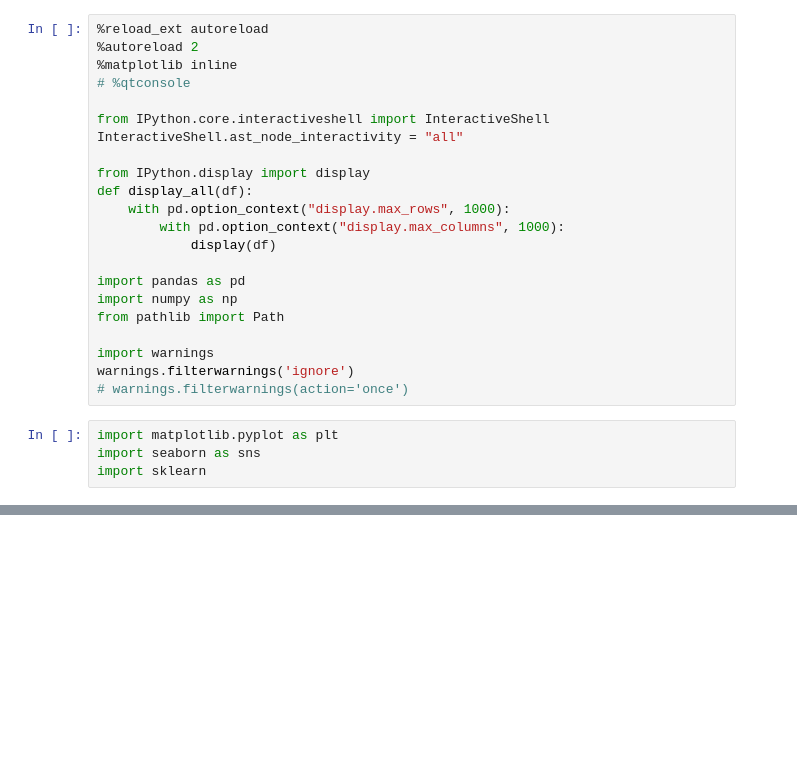
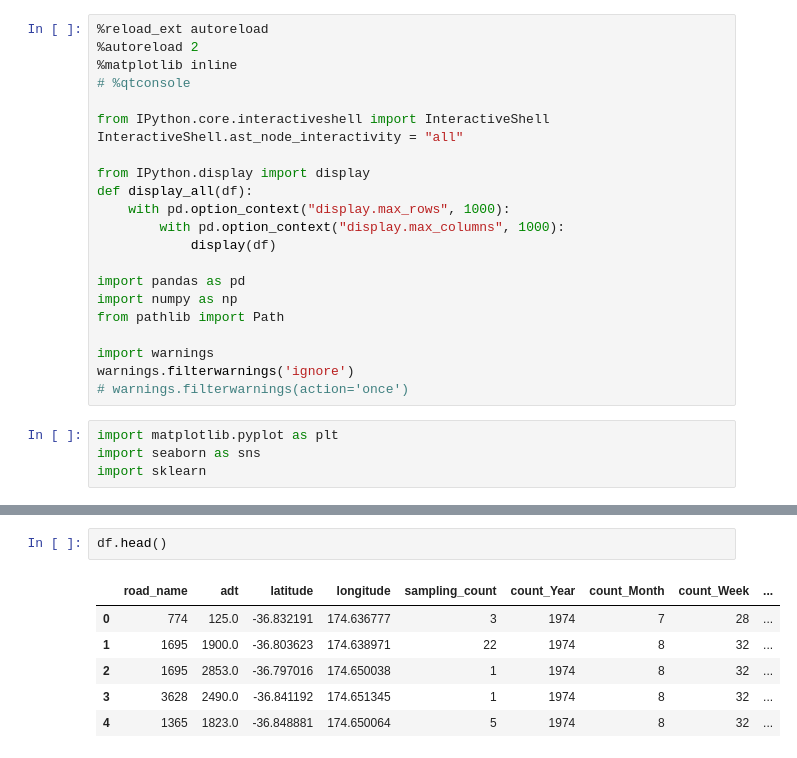
Before and after one commit to klin059/Auckland_traffic_analysis, a Jupyter notebook: 5_Model_building.ipynb, the cells around one changed output, grey strips where cells are left out. Drawn from its saved outputs; the diff is of its cells as text; blank space fills up the shorter version.

```diff
--- a/5_Model_building.ipynb
+++ b/5_Model_building.ipynb
@@ -42,0 +71,9 @@ train, test =
+# %%
+df.head()
+# %% [output]
+|  | road_name | adt | latitude | longitude | sampling_count | count_Year | count_Month | count_Week | ... |
+| 0 | 774 | 125.0 | -36.832191 | 174.636777 | 3 | 1974 | 7 | 28 | ... |
+| 1 | 1695 | 1900.0 | -36.803623 | 174.638971 | 22 | 1974 | 8 | 32 | ... |
+| 2 | 1695 | 2853.0 | -36.797016 | 174.650038 | 1 | 1974 | 8 | 32 | ... |
+| 3 | 3628 | 2490.0 | -36.841192 | 174.651345 | 1 | 1974 | 8 | 32 | ... |
+| 4 | 1365 | 1823.0 | -36.848881 | 174.650064 | 5 | 1974 | 8 | 32 | ... |
```
Also changed, not shown: parts of 27 cells of this notebook.
